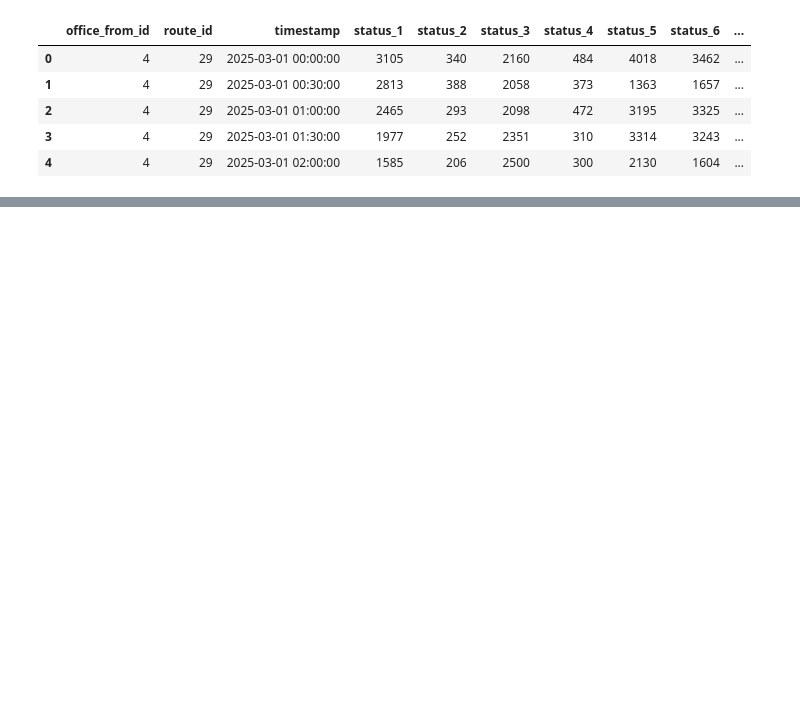
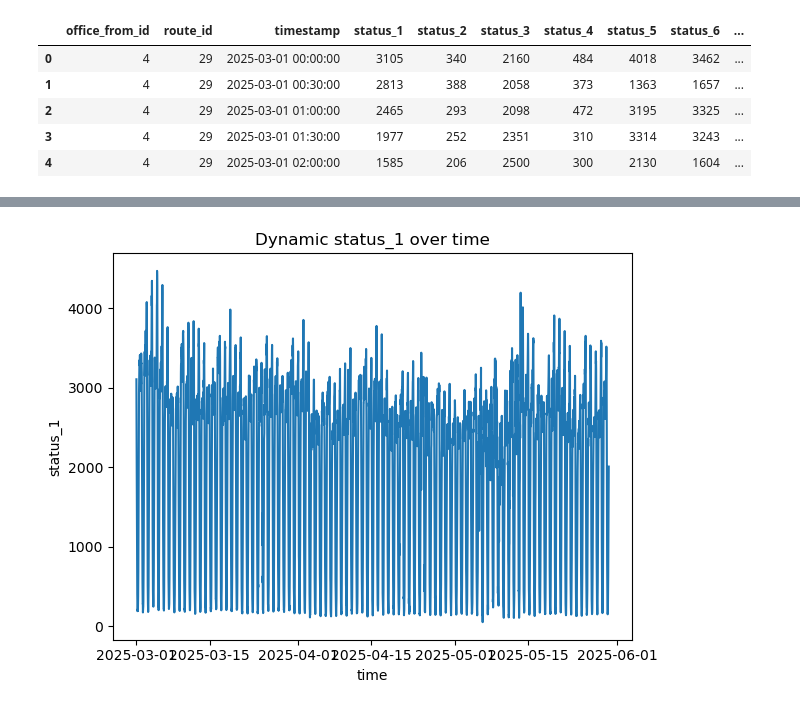
Before and after one commit to Makiavelly/Warehouse-logistics-automation-RWB, a Jupyter notebook: WarehouseLogisticsAutomation.ipynb, the cells around one changed output, grey strips where cells are left out. Saved outputs shown, nothing was run; the diff lists cells and outputs as text; code cells hidden in the pictures; blank space fills up the shorter version.

Commit message:
identified the first route and warehouse, primary processing

```diff
--- a/WarehouseLogisticsAutomation.ipynb
+++ b/WarehouseLogisticsAutomation.ipynb
@@ -13,0 +54,5 @@ df.head()
+# %%
+last_index_4_29 = ((df['office_from_id']!=4) | (df['route_id']!=29)).idxmax()
+# %%
+df_4_29 = df.iloc[:last_index_4_29]
+df_4_29
@@ -13,0 +73,9 @@ df.head()
+# %%
+plt.plot(df_4_29.timestamp, df_4_29.status_1)
+plt.title('Dynamic status_1 over time')
+plt.xlabel('time')
+plt.ylabel('status_1')
+plt.tight_layout()
+plt.show()
+# %% [output]
+[figure, added]
```
Also changed, not shown: parts of 22 cells of this notebook.
